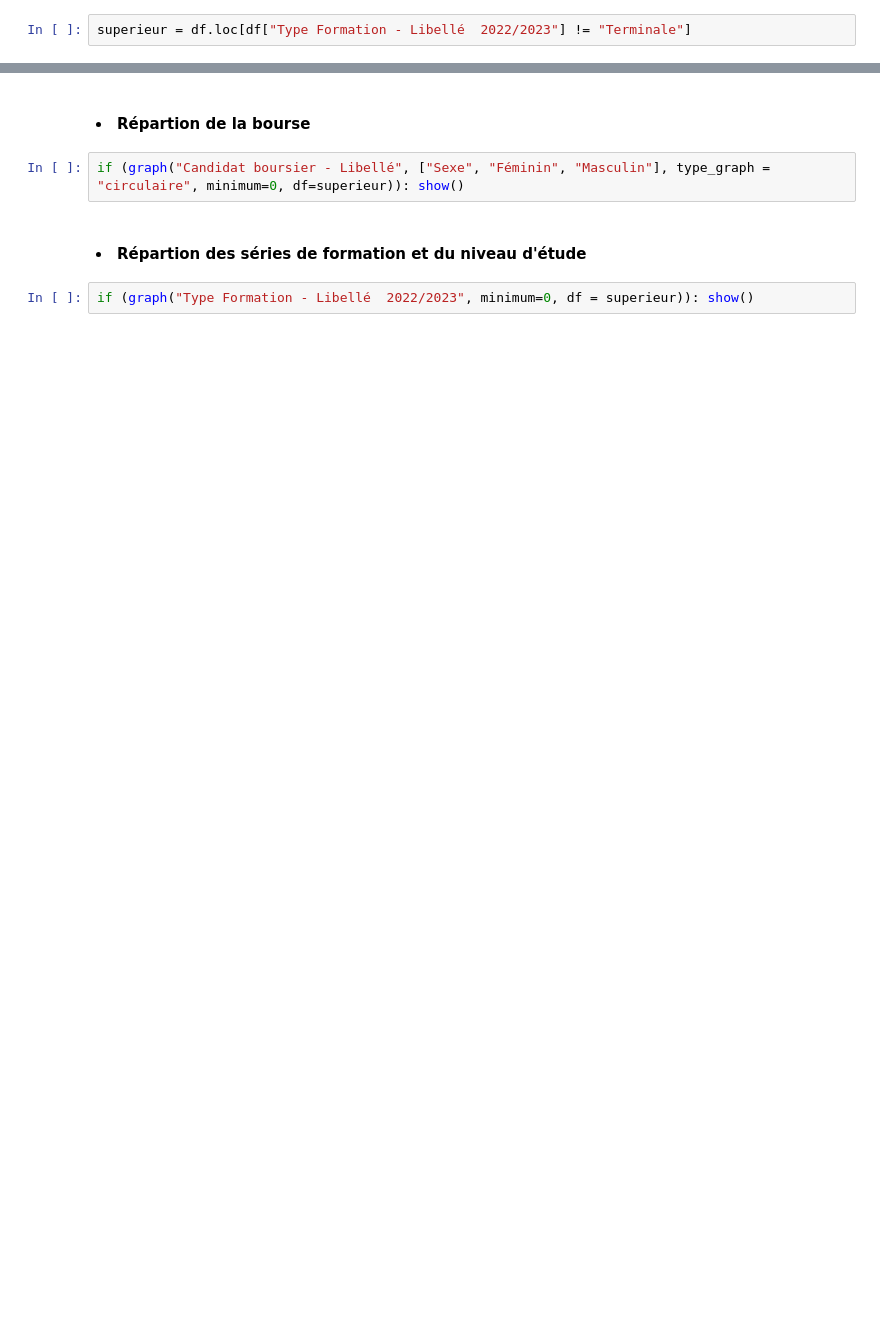
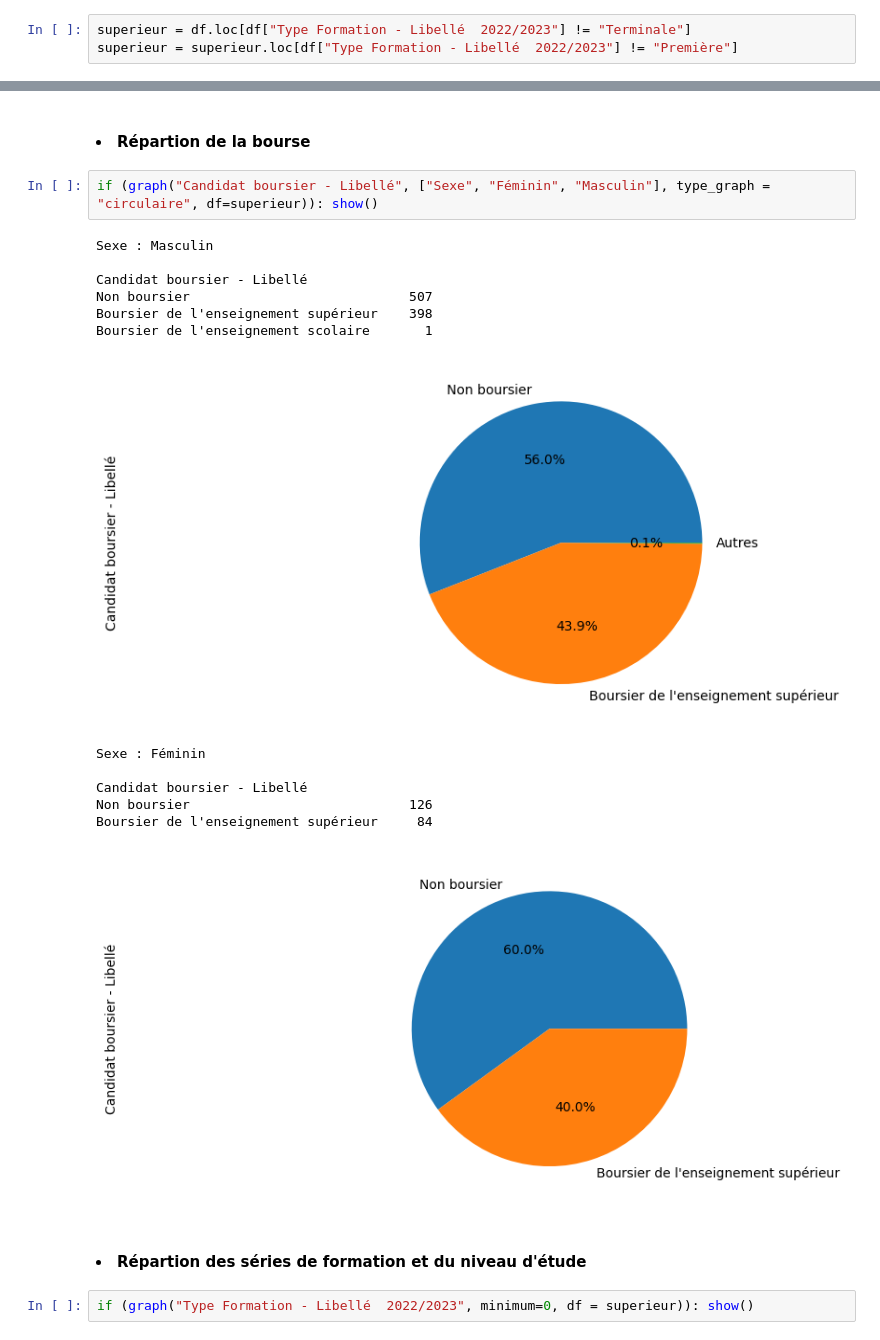
Before and after one commit to Bafy78/SAE_1_Passerelle, a Jupyter notebook: Analyse_donnees_INFO.ipynb, the cells around one changed output, grey strips where cells are left out. Cells and saved outputs as stored; diff of their text form; blank space fills up the shorter version.

```diff
--- a/Analyse_donnees_INFO.ipynb
+++ b/Analyse_donnees_INFO.ipynb
@@ -357,6 +510,7 @@ if (graph("Langue vivante B scolarité - Libellé 2022/2023", minimum=0, df = te
 </div>
 # %%
 superieur = df.loc[df["Type Formation - Libellé  2022/2023"] != "Terminale"]
+superieur = superieur.loc[df["Type Formation - Libellé  2022/2023"] != "Première"]
 # %% [markdown]
 <h4 style="padding-top:30px"><li>Répartion des sexes</li></h4>
 # %%
@@ -364,7 +523,21 @@ if (graph("Sexe", type_graph = "circulaire", df=superieur)): show()
 # %% [markdown]
 <h4 style="padding-top:30px"><li>Répartion de la bourse</li></h4>
 # %%
-if (graph("Candidat boursier - Libellé", ["Sexe", "Féminin", "Masculin"], type_graph = "circulaire", minimum=0, df=superieur)): show()
+if (graph("Candidat boursier - Libellé", ["Sexe", "Féminin", "Masculin"], type_graph = "circulaire", df=superieur)): show()
+# %% [output]
+Sexe : Masculin
+
+Candidat boursier - Libellé
+Non boursier                            507
+Boursier de l'enseignement supérieur    398
+Boursier de l'enseignement scolaire       1
+[figure, added]
+Sexe : Féminin
+
+Candidat boursier - Libellé
+Non boursier                            126
+Boursier de l'enseignement supérieur     84
+[figure, added]
 # %% [markdown]
 <h4 style="padding-top:30px"><li>Répartion des séries de formation et du niveau d'étude</li></h4>
 # %%
```
Also changed, not shown: parts of 44 cells of this notebook.
